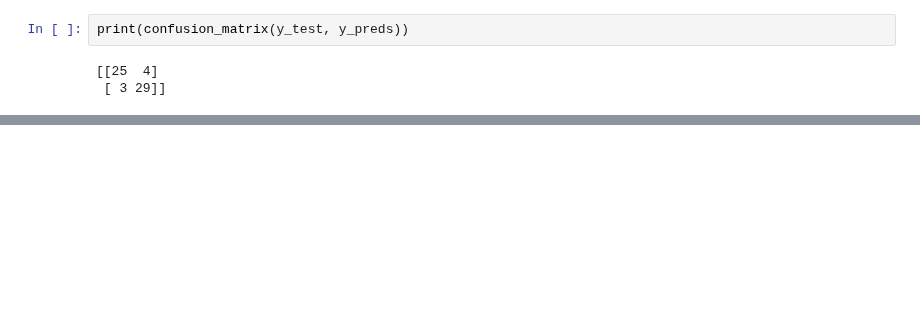
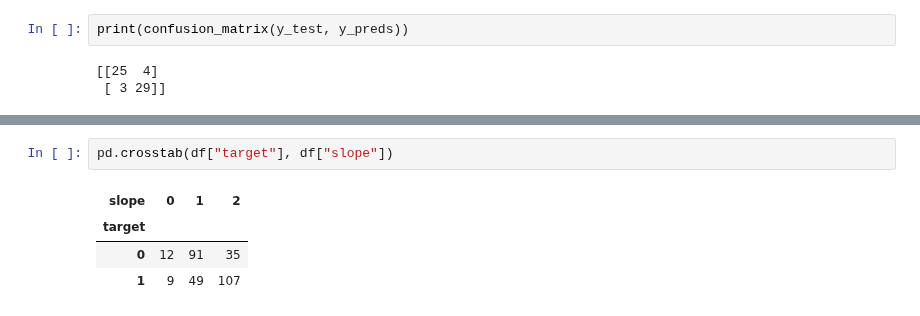
Before and after one commit to SameedIrfan7/AIML-Supervised-Learning-project, a Jupyter notebook: end_to_end-heart_disease_classification.ipynb, the cells around one changed output, grey strips where cells are left out. Drawn from its saved outputs; the diff is of its cells as text; blank space fills up the shorter version.

```diff
--- a/end_to_end-heart_disease_classification.ipynb
+++ b/end_to_end-heart_disease_classification.ipynb
@@ -701,0 +830,7 @@ TypeError: set_theme() got an unexpected keyword argument 'font_size'
+# %%
+pd.crosstab(df["target"], df["slope"])
+# %% [output]
+| slope | 0 | 1 | 2 |
+| target |  |  |  |
+| 0 | 12 | 91 | 35 |
+| 1 | 9 | 49 | 107 |
```
Also changed, not shown: parts of 26 cells of this notebook.
